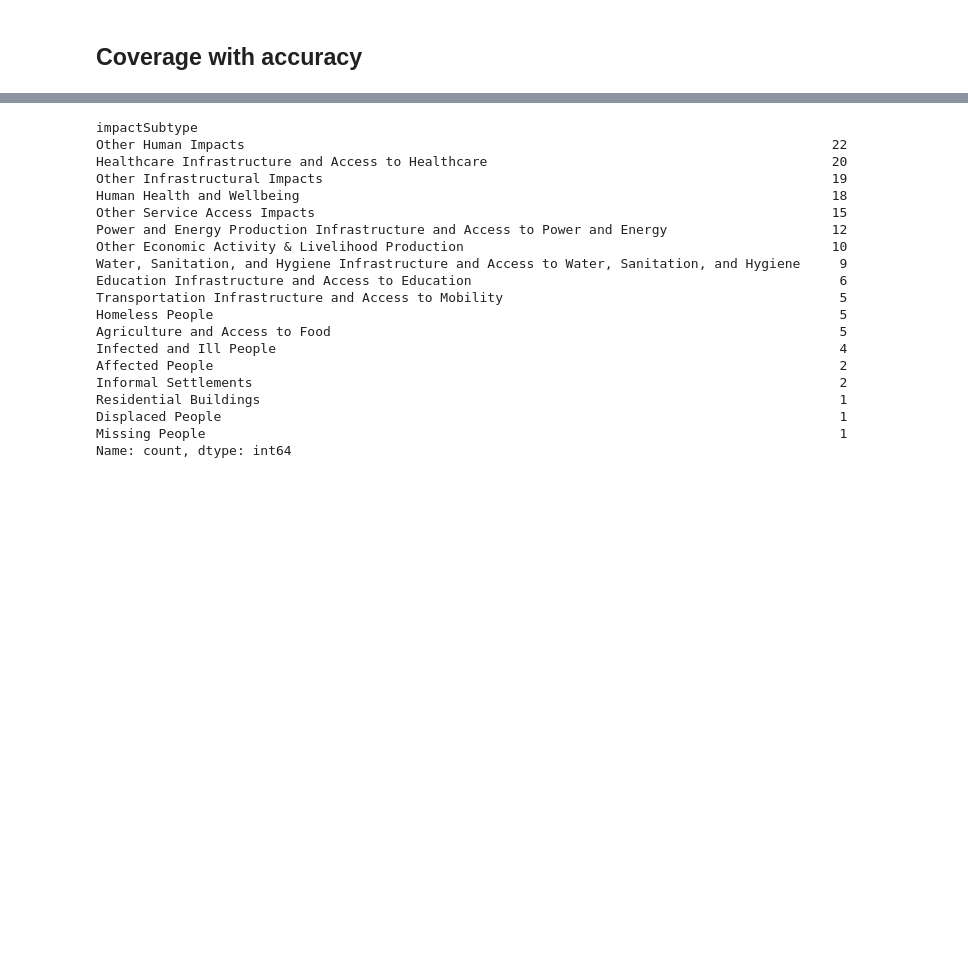
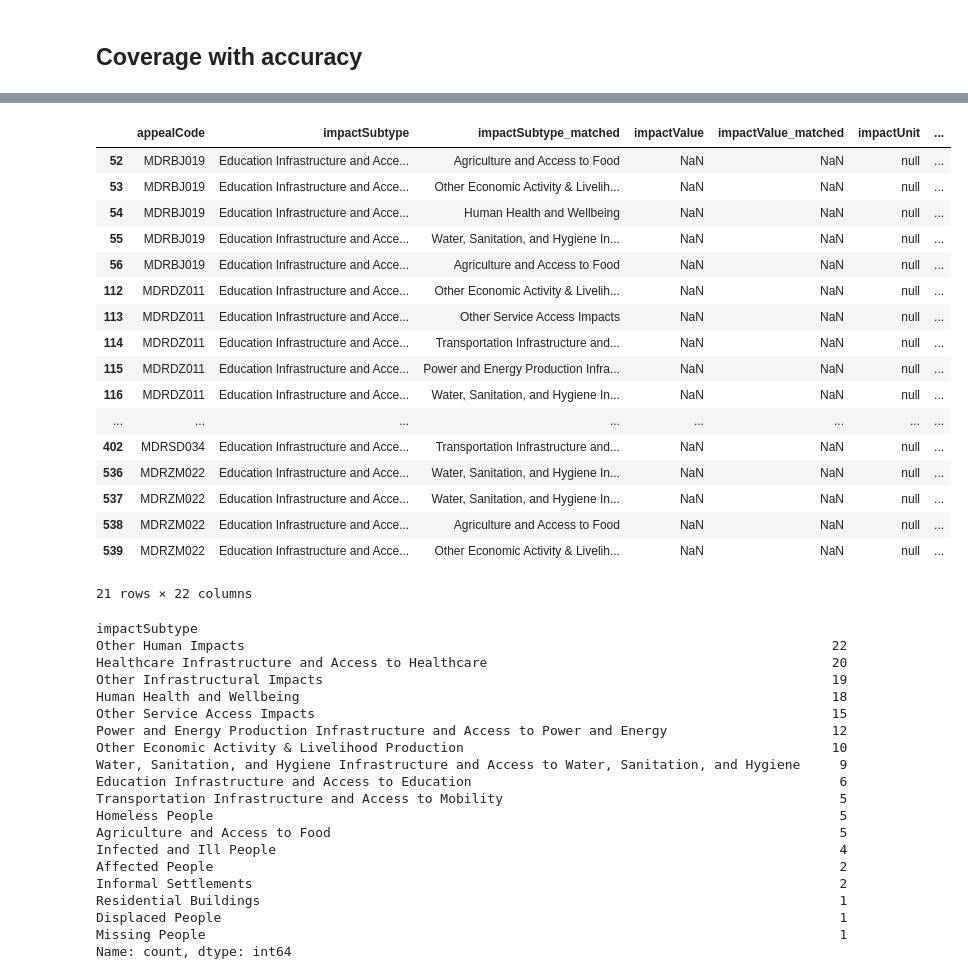
Before and after one commit to luseverin/ROUGE_database, a Jupyter notebook: notebooks/coverage_results.ipynb, the cells around one changed output, grey strips where cells are left out. Saved outputs shown, nothing was run; the diff lists cells and outputs as text; code cells hidden in the pictures; blank space fills up the shorter version.

```diff
--- a/notebooks/coverage_results.ipynb
+++ b/notebooks/coverage_results.ipynb
@@ -292,3 +356,24 @@ make_coverage_accuracy_df(ext_df, lab_df, m_df, group_key="impactSubtype", group
+# %%
+print_match(m_df1[m_df1["match_sim"] < 0.5])
+# %% [output]
+|  | appealCode | impactSubtype | impactSubtype_matched | impactValue | impactValue_matched | impactUnit | ... |
+| 52 | MDRBJ019 | Education Infrastructure and Acce... | Agriculture and Access to Food | NaN | NaN | null | ... |
+| 53 | MDRBJ019 | Education Infrastructure and Acce... | Other Economic Activity & Livelih... | NaN | NaN | null | ... |
+| 54 | MDRBJ019 | Education Infrastructure and Acce... | Human Health and Wellbeing | NaN | NaN | null | ... |
+| 55 | MDRBJ019 | Education Infrastructure and Acce... | Water, Sanitation, and Hygiene In... | NaN | NaN | null | ... |
+| 56 | MDRBJ019 | Education Infrastructure and Acce... | Agriculture and Access to Food | NaN | NaN | null | ... |
+| 112 | MDRDZ011 | Education Infrastructure and Acce... | Other Economic Activity & Livelih... | NaN | NaN | null | ... |
+| 113 | MDRDZ011 | Education Infrastructure and Acce... | Other Service Access Impacts | NaN | NaN | null | ... |
+| 114 | MDRDZ011 | Education Infrastructure and Acce... | Transportation Infrastructure and... | NaN | NaN | null | ... |
+| 115 | MDRDZ011 | Education Infrastructure and Acce... | Power and Energy Production Infra... | NaN | NaN | null | ... |
+| 116 | MDRDZ011 | Education Infrastructure and Acce... | Water, Sanitation, and Hygiene In... | NaN | NaN | null | ... |
+| ... | ... | ... | ... | ... | ... | ... | ... |
+| 402 | MDRSD034 | Education Infrastructure and Acce... | Transportation Infrastructure and... | NaN | NaN | null | ... |
+| 536 | MDRZM022 | Education Infrastructure and Acce... | Water, Sanitation, and Hygiene In... | NaN | NaN | null | ... |
+| 537 | MDRZM022 | Education Infrastructure and Acce... | Water, Sanitation, and Hygiene In... | NaN | NaN | null | ... |
+| 538 | MDRZM022 | Education Infrastructure and Acce... | Agriculture and Access to Food | NaN | NaN | null | ... |
+| 539 | MDRZM022 | Education Infrastructure and Acce... | Other Economic Activity & Livelih... | NaN | NaN | null | ... |
+21 rows × 22 columns
 # %%
 print_match(matched_df_filter1[(matched_df_filter1["impactSubtype_sim"] <= 0.8)]).value_counts("impactSubtype")
 # %% [output]
```
Also changed, not shown: parts of 16 cells of this notebook.
